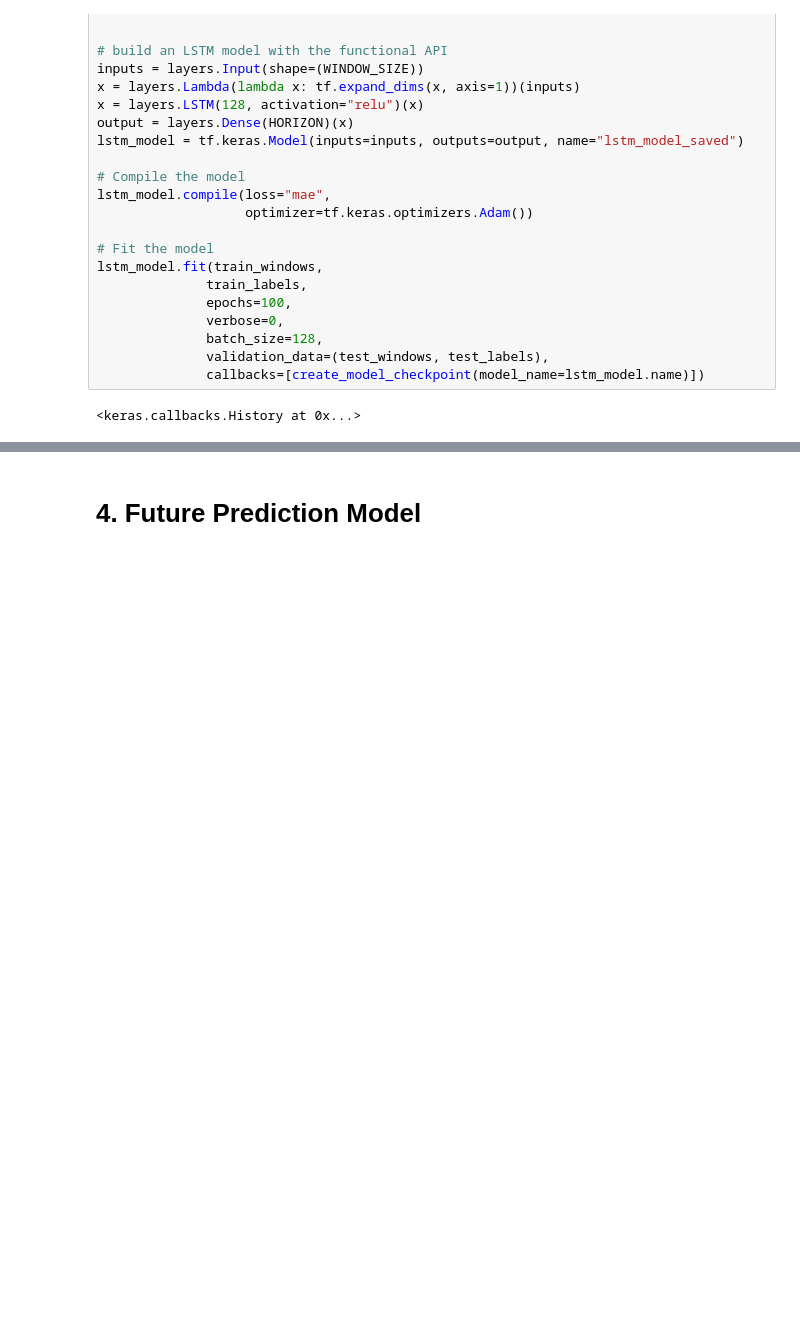
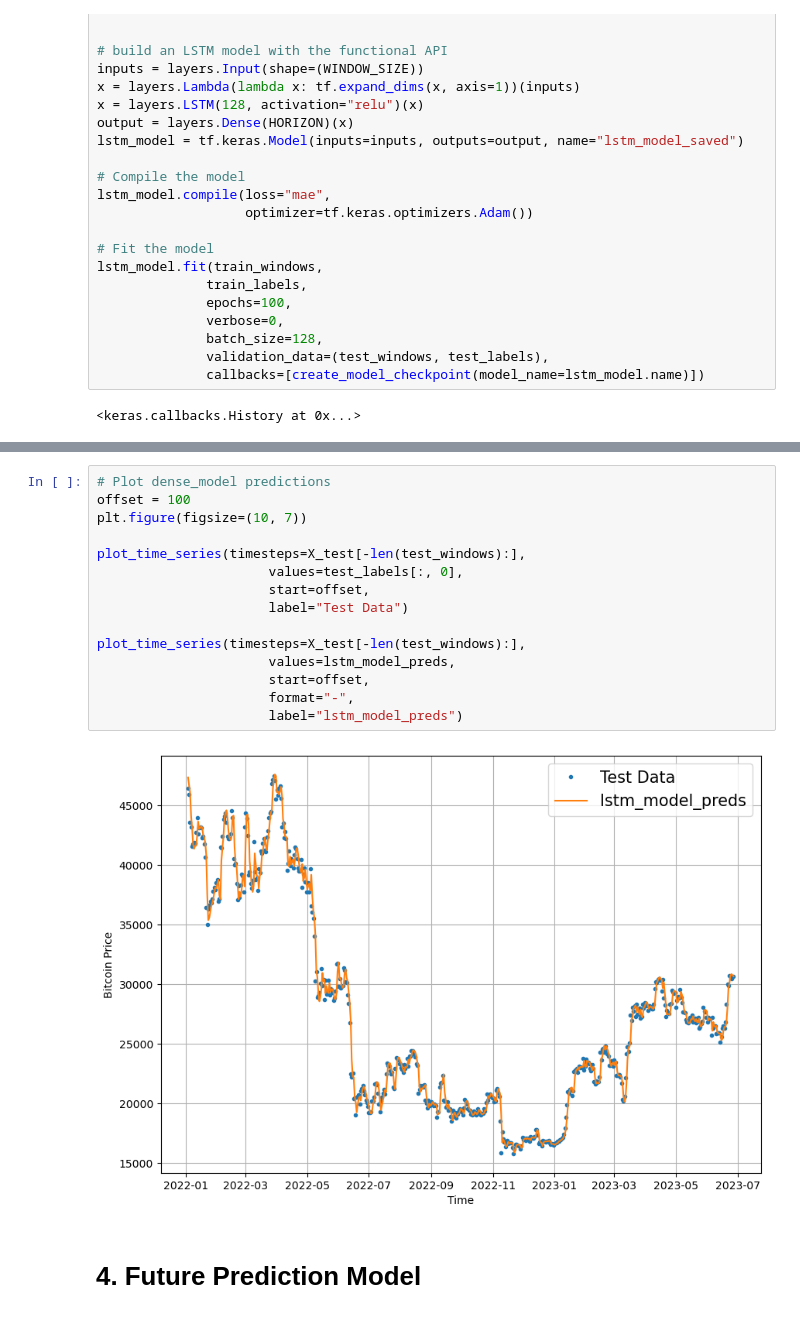
Before and after one commit to openmymai/DS-and-ML, a Jupyter notebook: exceptional-bitcoin-prediction-with-tensorflow.ipynb, the cells around one changed output, grey strips where cells are left out. Cells and saved outputs as stored; diff of their text form; blank space fills up the shorter version.

```diff
--- a/exceptional-bitcoin-prediction-with-tensorflow.ipynb
+++ b/exceptional-bitcoin-prediction-with-tensorflow.ipynb
@@ -580,3 +582,20 @@ lstm_model_results
+# %%
+# Plot dense_model predictions
+offset = 100
+plt.figure(figsize=(10, 7))
+
+plot_time_series(timesteps=X_test[-len(test_windows):],
+                      values=test_labels[:, 0],
+                      start=offset,
+                      label="Test Data")
+
+plot_time_series(timesteps=X_test[-len(test_windows):],
+                      values=lstm_model_preds,
+                      start=offset,
+                      format="-",
+                      label="lstm_model_preds")
+# %% [output]
+[figure, added]
 # %% [markdown]
 # 4. Future Prediction Model
 # %% [markdown]
```
Also changed, not shown: parts of 18 cells of this notebook.
